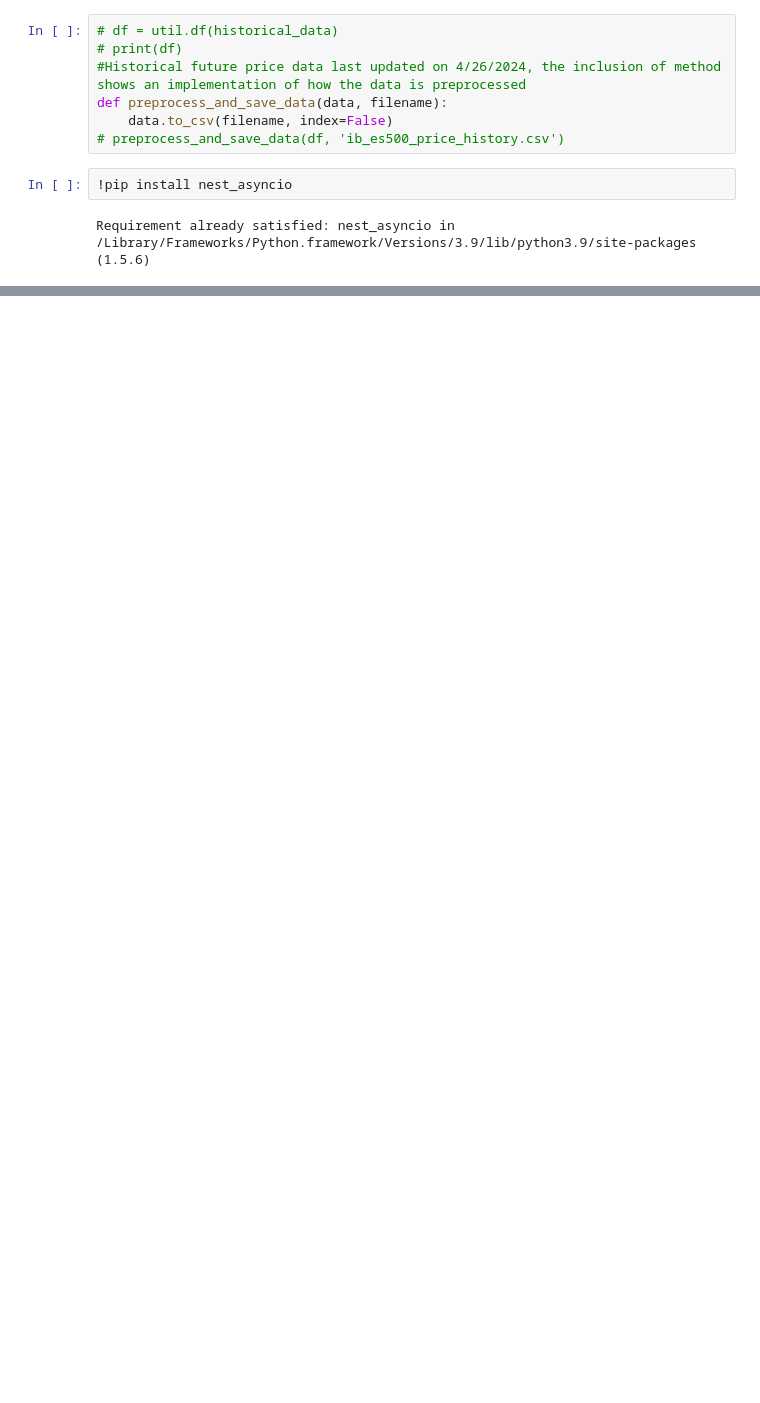
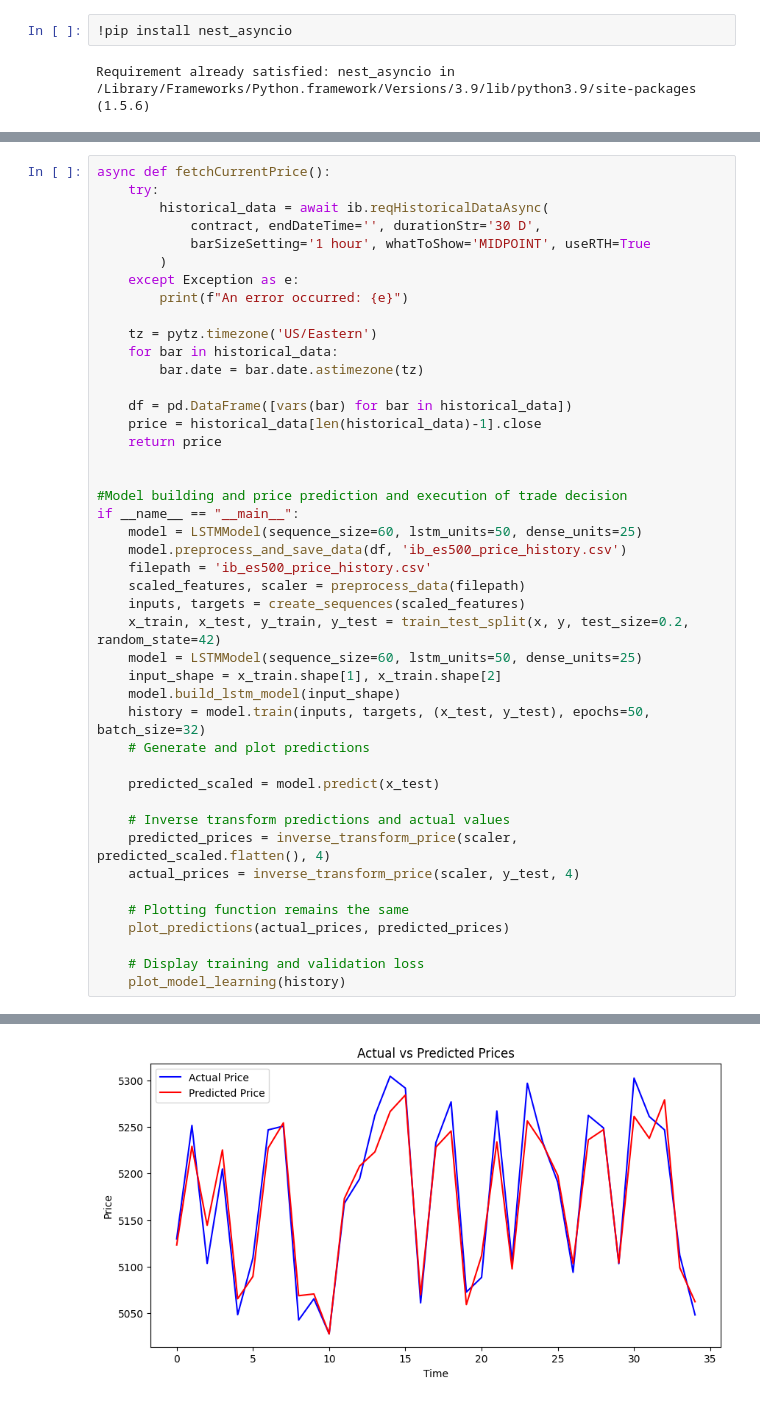
Before and after one commit to SongmingFan123/CS523-Competition-1, a Jupyter notebook: CS523 Competition1.ipynb, the cells around one changed output, grey strips where cells are left out. Saved outputs shown, nothing was run; the diff lists cells and outputs as text; blank space fills up the shorter version.

```diff
--- a/CS523 Competition1.ipynb
+++ b/CS523 Competition1.ipynb
@@ -90,10 +73,3 @@ Error 1102, reqId -1: Connectivity between IBKR and Trader Workstation has been
-# %%
-# df = util.df(historical_data)
-# print(df)
-#Historical future price data last updated on 4/26/2024, the inclusion of method shows an implementation of how the data is preprocessed
-def preprocess_and_save_data(data, filename):
-    data.to_csv(filename, index=False)
-# preprocess_and_save_data(df, 'ib_es500_price_history.csv')
 # %%
 !pip install nest_asyncio
 # %% [output]
@@ -361,0 +193,45 @@ Order HOLD for 0 shares has been filled.
+# %%
+async def fetchCurrentPrice():
+    try:
+        historical_data = await ib.reqHistoricalDataAsync(
+            contract, endDateTime='', durationStr='30 D',
+            barSizeSetting='1 hour', whatToShow='MIDPOINT', useRTH=True
+        )
+    except Exception as e:
+        print(f"An error occurred: {e}")
+
+    tz = pytz.timezone('US/Eastern')
+    for bar in historical_data:
+        bar.date = bar.date.astimezone(tz)
+
+    df = pd.DataFrame([vars(bar) for bar in historical_data])
+    price = historical_data[len(historical_data)-1].close
+    return price
+
+
+#Model building and price prediction and execution of trade decision
+if __name__ == "__main__":
+    model = LSTMModel(sequence_size=60, lstm_units=50, dense_units=25)
+    model.preprocess_and_save_data(df, 'ib_es500_price_history.csv')
+    filepath = 'ib_es500_price_history.csv'
+    scaled_features, scaler = preprocess_data(filepath)
+    inputs, targets = create_sequences(scaled_features)
+    x_train, x_test, y_train, y_test = train_test_split(x, y, test_size=0.2, random_state=42)
+    model = LSTMModel(sequence_size=60, lstm_units=50, dense_units=25)
+    input_shape = x_train.shape[1], x_train.shape[2]
+    model.build_lstm_model(input_shape)
+    history = model.train(inputs, targets, (x_test, y_test), epochs=50, batch_size=32)
+    # Generate and plot predictions
+
+    predicted_scaled = model.predict(x_test)
+
+    # Inverse transform predictions and actual values
+    predicted_prices = inverse_transform_price(scaler, predicted_scaled.flatten(), 4)
+    actual_prices = inverse_transform_price(scaler, y_test, 4)
+
+    # Plotting function remains the same
+    plot_predictions(actual_prices, predicted_prices)
+
+    # Display training and validation loss
+    plot_model_learning(history)
+# %% [output]
@@ -361,0 +304 @@ Order HOLD for 0 shares has been filled.
+[figure, added]
```
Also changed, not shown: parts of 9 cells of this notebook.
